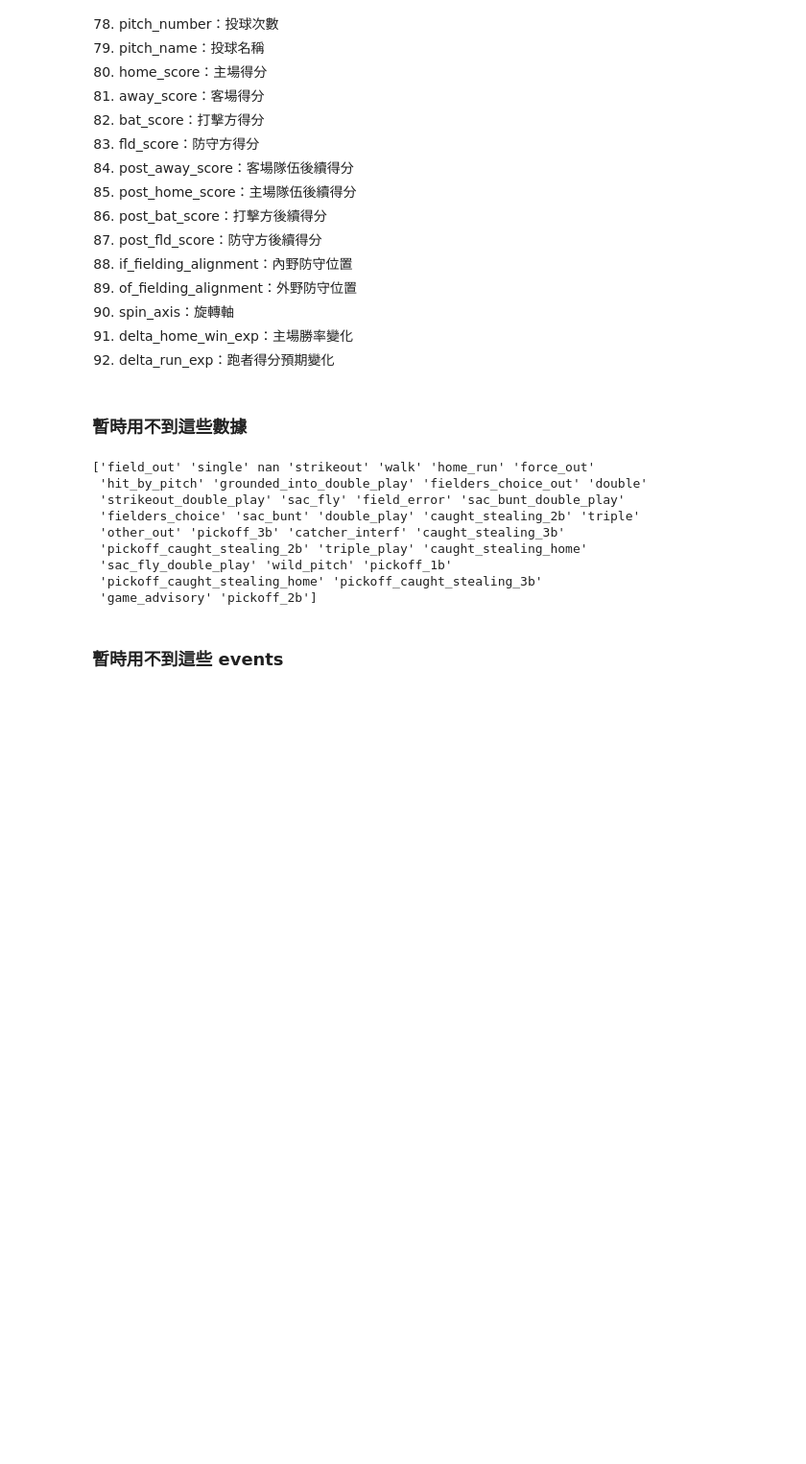
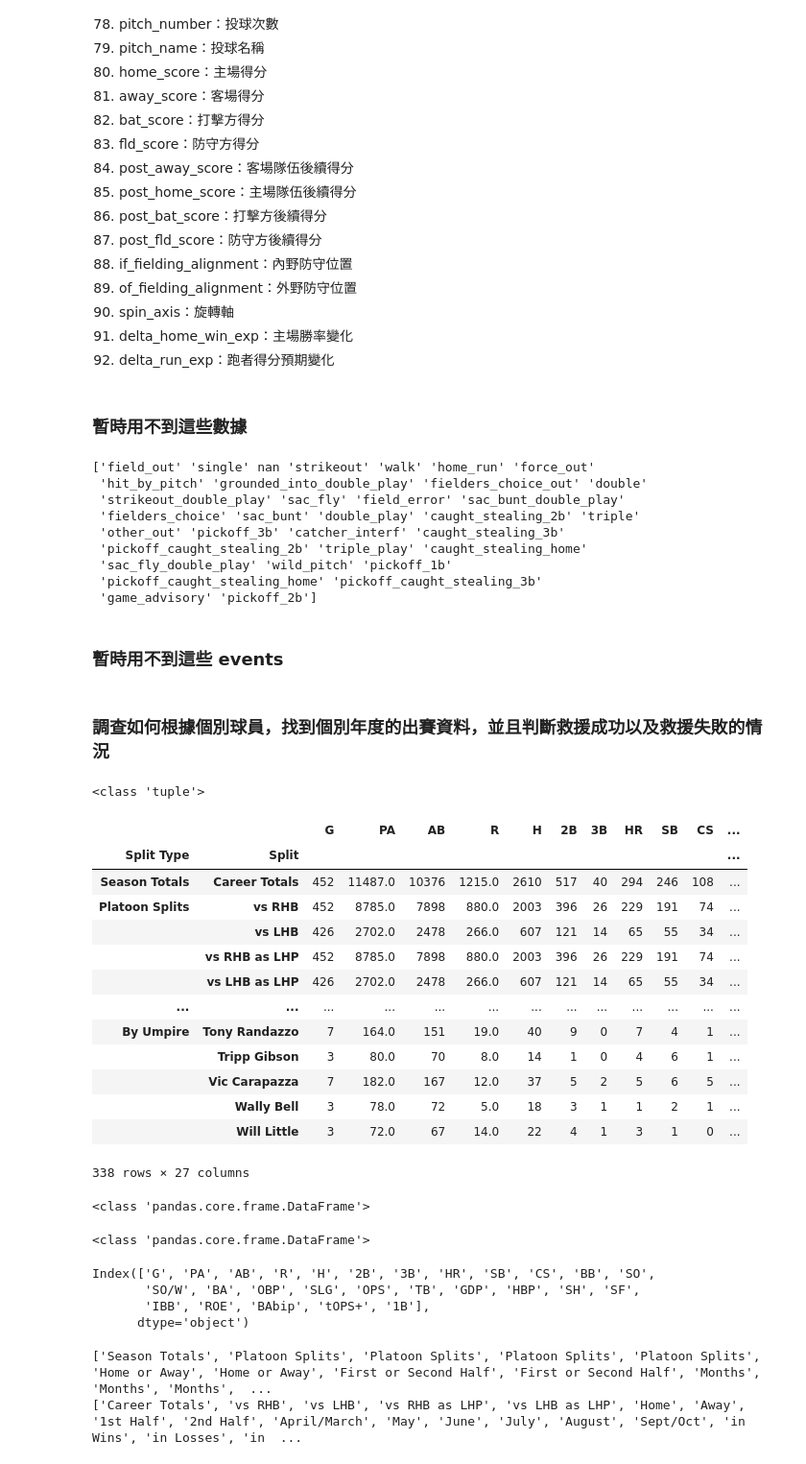
Before and after one commit to Shiou-Ju/closers-non-save-performance, a Jupyter notebook: brief-look-pybaseball-apis.ipynb, the cells around one changed output. Shown at 96% size. Cells and saved outputs as stored; diff of their text form; code cells hidden in the pictures; blank space fills up the shorter version.

```diff
--- a/brief-look-pybaseball-apis.ipynb
+++ b/brief-look-pybaseball-apis.ipynb
@@ -349,3 +349,62 @@ print(unique_events)
  'game_advisory' 'pickoff_2b']
 # %% [markdown]
 ### 暫時用不到這些 events
+# %% [markdown]
+### 調查如何根據個別球員，找到個別年度的出賽資料，並且判斷救援成功以及救援失敗的情況
+# %%
+import pandas as pd
+from pybaseball import get_splits
+
+pd.options.display.max_rows = 300
+pd.options.display.max_columns = 100
+
+#find the pitching split stats for Jon Lester
+pitching_split_stats_Jon_Lester = get_splits('lestejo01', pitching_splits=True)
+
+# print data type
+print(type(pitching_split_stats_Jon_Lester))
+
+pitching_split_stats_Jon_Lester[0]
+# %% [output]
+<class 'tuple'>
+|  |  | G | PA | AB | R | H | 2B | 3B | HR | SB | CS | ... |
+| Split Type | Split |  |  |  |  |  |  |  |  |  |  | ... |
+| Season Totals | Career Totals | 452 | 11487.0 | 10376 | 1215.0 | 2610 | 517 | 40 | 294 | 246 | 108 | ... |
+| Platoon Splits | vs RHB | 452 | 8785.0 | 7898 | 880.0 | 2003 | 396 | 26 | 229 | 191 | 74 | ... |
+|  | vs LHB | 426 | 2702.0 | 2478 | 266.0 | 607 | 121 | 14 | 65 | 55 | 34 | ... |
+|  | vs RHB as LHP | 452 | 8785.0 | 7898 | 880.0 | 2003 | 396 | 26 | 229 | 191 | 74 | ... |
+|  | vs LHB as LHP | 426 | 2702.0 | 2478 | 266.0 | 607 | 121 | 14 | 65 | 55 | 34 | ... |
+| ... | ... | ... | ... | ... | ... | ... | ... | ... | ... | ... | ... | ... |
+| By Umpire | Tony Randazzo | 7 | 164.0 | 151 | 19.0 | 40 | 9 | 0 | 7 | 4 | 1 | ... |
+|  | Tripp Gibson | 3 | 80.0 | 70 | 8.0 | 14 | 1 | 0 | 4 | 6 | 1 | ... |
+|  | Vic Carapazza | 7 | 182.0 | 167 | 12.0 | 37 | 5 | 2 | 5 | 6 | 5 | ... |
+|  | Wally Bell | 3 | 78.0 | 72 | 5.0 | 18 | 3 | 1 | 1 | 2 | 1 | ... |
+|  | Will Little | 3 | 72.0 | 67 | 14.0 | 22 | 4 | 1 | 3 | 1 | 0 | ... |
+338 rows × 27 columns
+# %%
+# print type of pitching_split_stats_Jon_Lester[0]
+print(type(pitching_split_stats_Jon_Lester[0]))
+# %% [output]
+<class 'pandas.core.frame.DataFrame'>
+# %%
+# print type of pitching_split_stats_Jon_Lester[0]
+print(type(pitching_split_stats_Jon_Lester[0]))
+# %% [output]
+<class 'pandas.core.frame.DataFrame'>
+# %%
+print(pitching_split_stats_Jon_Lester[0].columns)
+# %% [output]
+Index(['G', 'PA', 'AB', 'R', 'H', '2B', '3B', 'HR', 'SB', 'CS', 'BB', 'SO',
+       'SO/W', 'BA', 'OBP', 'SLG', 'OPS', 'TB', 'GDP', 'HBP', 'SH', 'SF',
+       'IBB', 'ROE', 'BAbip', 'tOPS+', '1B'],
+      dtype='object')
+# %%
+# 將 multi-index 轉成 list
+split_type_list_for_starter = pitching_split_stats_Jon_Lester[0].index.get_level_values('Split Type').tolist()
+split_list_for_starter = pitching_split_stats_Jon_Lester[0].index.get_level_values('Split').tolist()
+
+print(split_type_list_for_starter)
+print(split_list_for_starter)
+# %% [output]
+['Season Totals', 'Platoon Splits', 'Platoon Splits', 'Platoon Splits', 'Platoon Splits', 'Home or Away', 'Home or Away', 'First or Second Half', 'First or Second Half', 'Months', 'Months', 'Months',  ...
+['Career Totals', 'vs RHB', 'vs LHB', 'vs RHB as LHP', 'vs LHB as LHP', 'Home', 'Away', '1st Half', '2nd Half', 'April/March', 'May', 'June', 'July', 'August', 'Sept/Oct', 'in Wins', 'in Losses', 'in  ...
```
Also changed, not shown: parts of 18 cells of this notebook, 1 other file.
